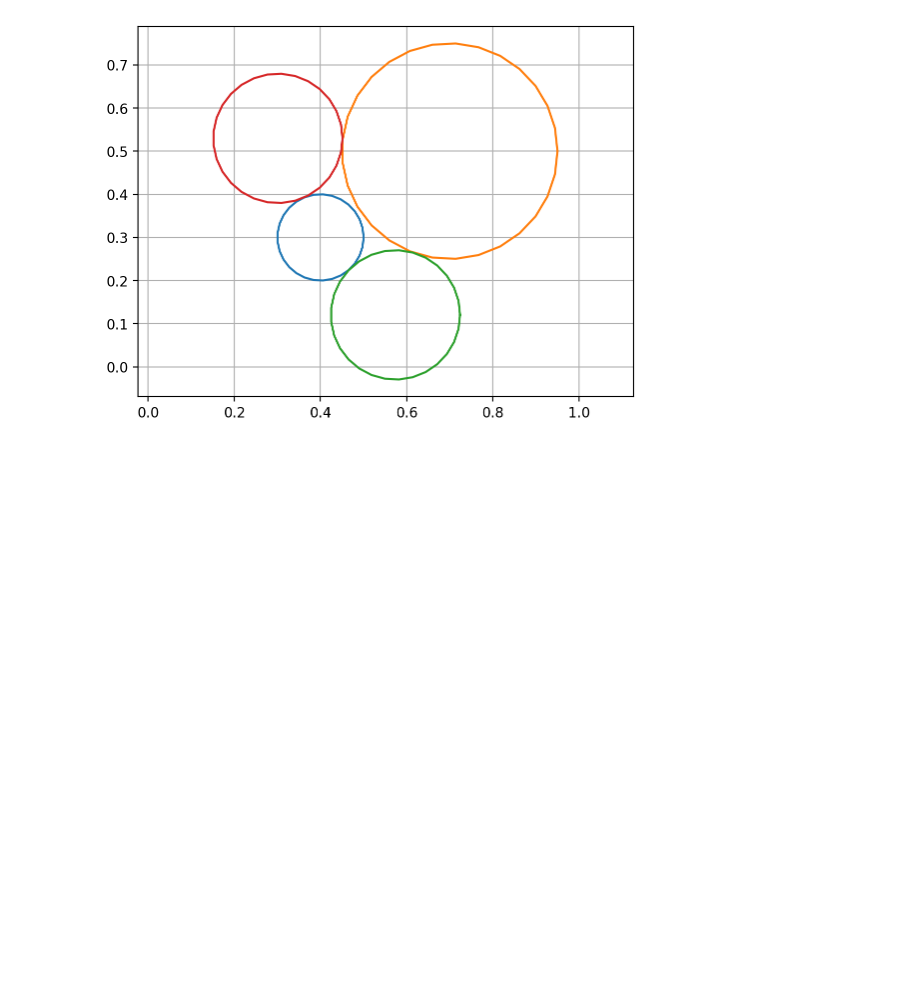
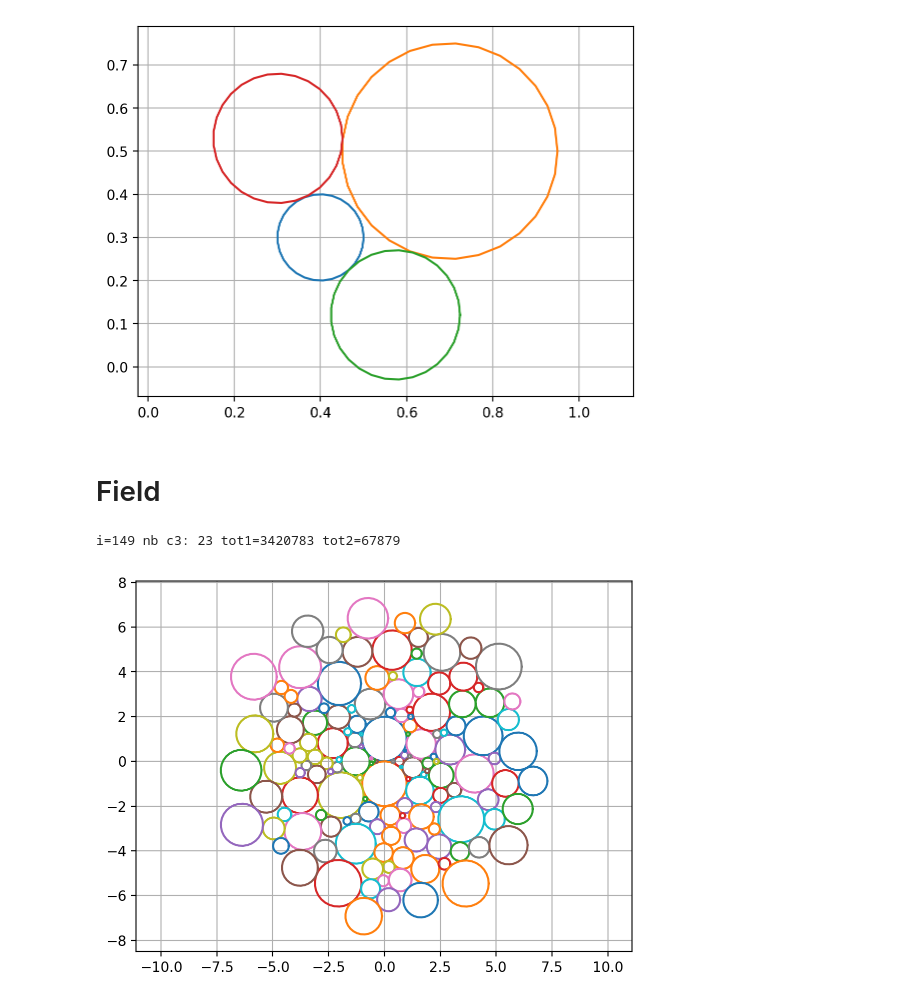
Before and after one commit to mdouze/cailloux, a Jupyter notebook: circles.ipynb, the cells around one changed output. Saved outputs shown, nothing was run; the diff lists cells and outputs as text; code cells hidden in the pictures; blank space fills up the shorter version.

Commit message:
circle field

```diff
--- a/circles.ipynb
+++ b/circles.ipynb
@@ -16,7 +16,7 @@ dot = np.dot
 def solve_2nd_degree(a, b, c):
     delta = b ** 2 - 4 * a * c
     if delta < 0:
-        raise ValueError("no solution")
+        return []
     return (
         (-b + np.sqrt(delta)) / (2 * a),
         (-b - np.sqrt(delta)) / (2 * a)
@@ -79,3 +79,58 @@ pyplot.axis("equal")
 pyplot.grid()
 # %% [output]
 [figure]
+# %% [markdown]
+# Field
+# %%
+# c1 = np.array([0.4, 0.3]); r1 = 0.10
+# c2 = np.array([0.7, 0.5]); r2 = 0.25
+
+c1 = np.array([0, 1]); r1 = 1
+c2 = np.array([0, -1]); r2 = 1
+
+circles = [(c1, r1), (c2, r2)]
+
+
+rs = np.random.RandomState(123)
+tot1 = tot2 = 0
+for i in range(150):
+    r3 = rs.rand() ** 1.5 + 0.05
+    nc = len(circles)
+    c3s = []
+    for j in range(nc):
+        c1, r1 = circles[j]
+        for k in range(j + 1, nc):
+            c2, r2 = circles[k]
+            for c3 in contact_3cricle(c1, r1, c2, r2, r3):
+                # check if intersection with other circles
+                for l in range(nc):
+                    tot1 += 1
+                    if l == k or l == j:
+                        continue
+                    cl, rl = circles[l]
+                    if norm2(c3 - cl) < (rl + r3) ** 2:
+                        break
+                else:
+                    c3s.append(c3)
+                    tot2 += 1
+    print(f"{i=:} nb c3: {len(c3s)} {tot1=:} {tot2=:}", end="\r", flush=True)
+    if False:
+        # pick the c3 that has lowest y
+        c3s.sort(key=lambda x: x[1])
+    else:
+        # pick the c3 that is closest to 0
+        c3s.sort(key=lambda x: norm2(x))
+    c3 = c3s[0]
+    #print(f"{c3=:}")
+    circles.append((c3, r3))
+# %% [output]
+i=149 nb c3: 23 tot1=3420783 tot2=67879
+# %%
+for c, r in circles:
+    xy = c + unitcircle * r
+    pyplot.plot(xy[:, 0], xy[: ,1])
+
+pyplot.axis("equal")
+pyplot.grid()
+# %% [output]
+[figure, added]
```
